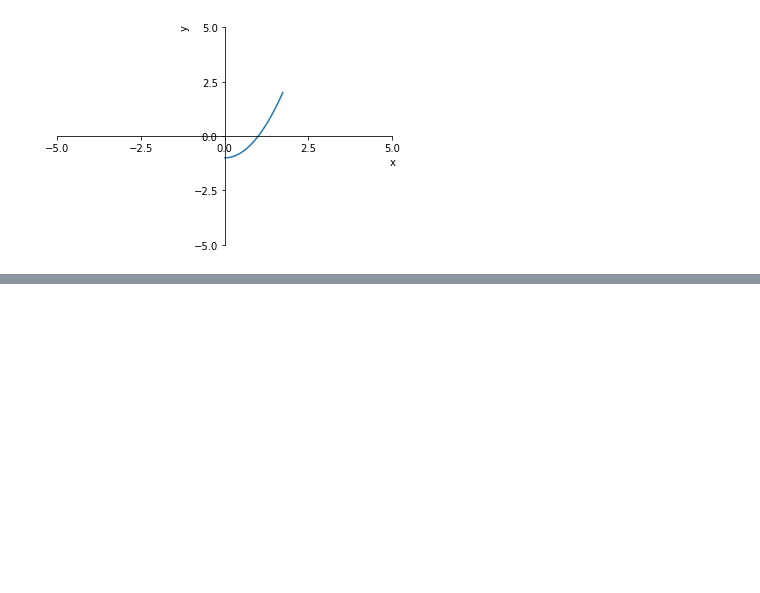
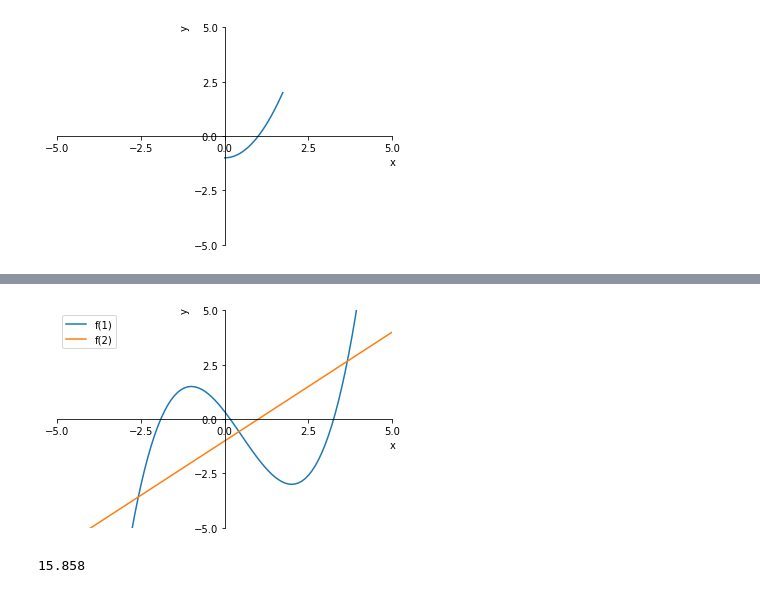
Before and after one commit to Zhurp2020/NLP-from-scratch, a Jupyter notebook: Thomas Calculus/Chapter 5 code.ipynb, the cells around one changed output, grey strips where cells are left out. Drawn from its saved outputs; the diff is of its cells as text; code cells hidden in the pictures; blank space fills up the shorter version.

```diff
--- a/Thomas Calculus/Chapter 5 code.ipynb
+++ b/Thomas Calculus/Chapter 5 code.ipynb
@@ -152,0 +200,14 @@ FunctionPlotter(f,3,np.linspace(0,np.sqrt(3),1001)).plot()
+# %%
+def f(x):
+    return (1/3)*x**3-0.5*x**2-2*x+1/3
+def g(x):
+    return x - 1
+FunctionPlotter([f,g]).PlotMultiFunction()
+# %% [output]
+[figure, added]
+# %%
+def f(x):
+    return (1/12)*x**4-(1/6)*x**3-1.5*x**2+4/3*x
+2*f(0.4)-f(-2.6)-f(3.6)
+# %% [output]
+15.858
```
Also changed, not shown: parts of 7 cells of this notebook, 6 other files.
